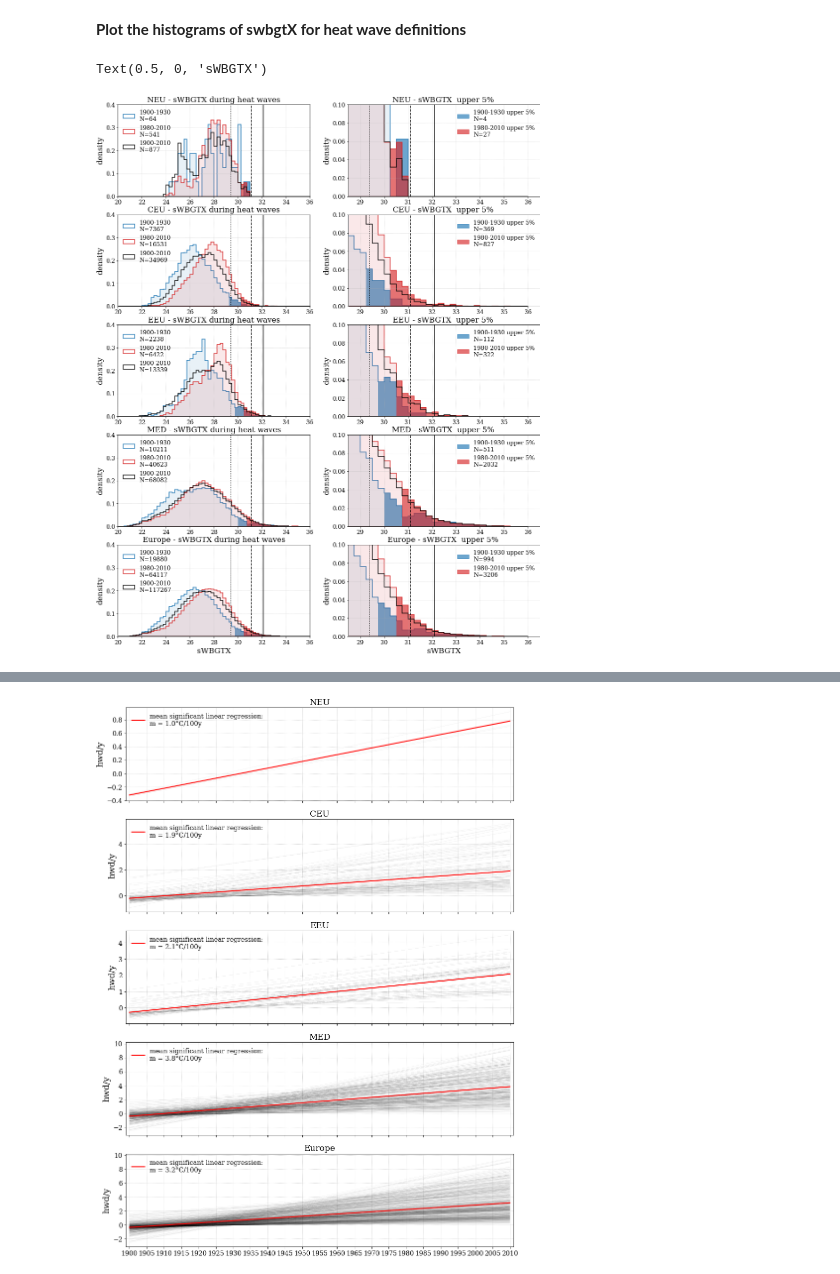
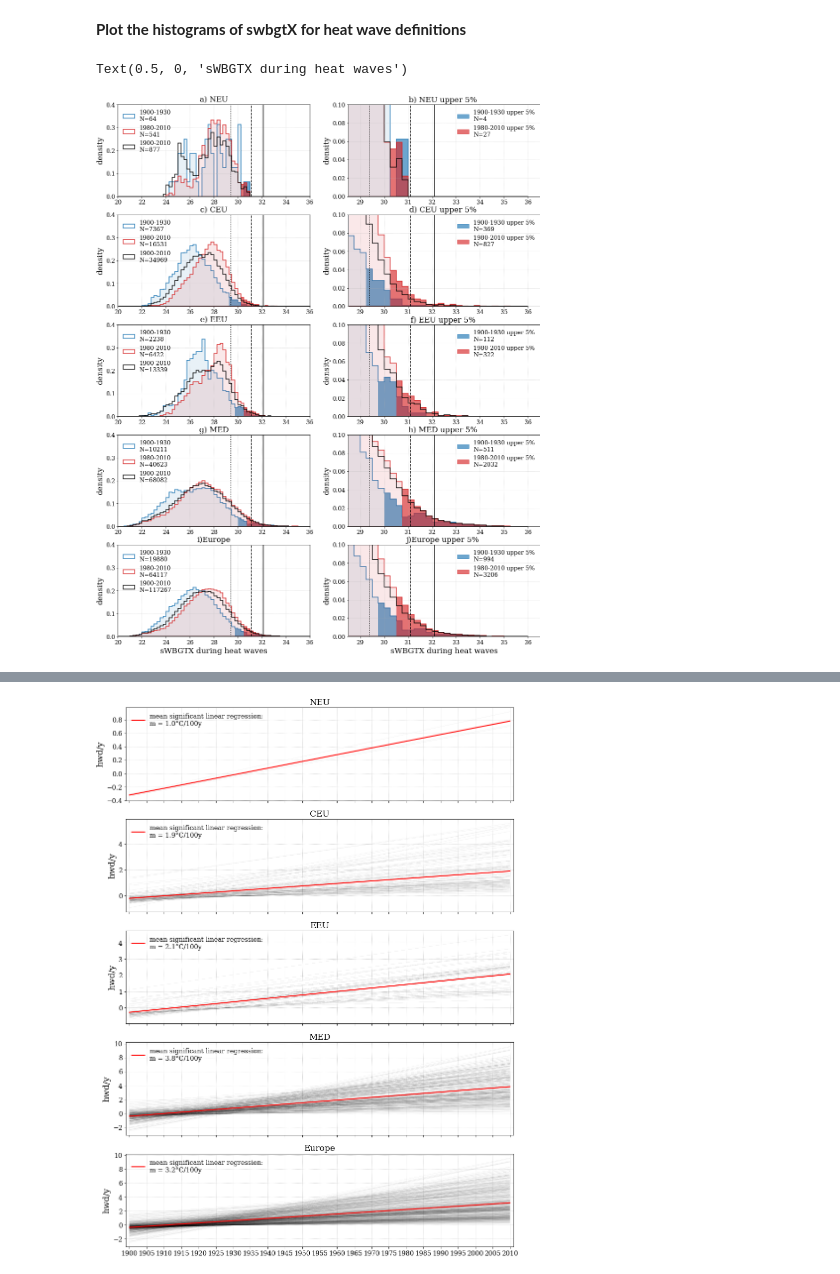
Before and after one commit to nilsnevertree/Trends-in-Heat-Stress-over-Europe, a Jupyter notebook: Scripts/heat_wave_trend.ipynb, the cells around one changed output, grey strips where cells are left out. Saved outputs shown, nothing was run; the diff lists cells and outputs as text; code cells hidden in the pictures.

Commit message:
mod. hist titles a,b,c,d,e

```diff
--- a/Scripts/heat_wave_trend.ipynb
+++ b/Scripts/heat_wave_trend.ipynb
@@ -61,6 +61,9 @@ trendfolder = plotfolder + "Trends/"
 #                 }
 
 plt.rcParams.update(plotfunc.rcParams_area)
+
+subfigure_label = ['a) ','b) ','c) ','d) ','e) ','f) ','g) ','h) ', 'i)', 'j)']
+idx_subfigure_label = 0
 # %%
 data= xr.open_dataset(datafolder + '/New2_europe_full_daymax_masks_population_1900-01-01_2010-12-31.nc')
 
@@ -76,14 +79,14 @@ array(143670)
 **Plot the histograms of swbgtX for heat wave definitions**
 # %%
 # ================== HISTOGRAMMS =================
-
+idx_subfigure_label = 0
 regions = [('NEU', 16), ('CEU', 17) , ('EEU' , 18), ('MED' , 19), ("Europe", None)]
 
 
 color = "tab:red"
 header = 'mean temperature during heatwave'
 ylabel = 'density'
-xlabel = 'sWBGTX'
+xlabel = 'sWBGTX during heat waves'
 variable = "swbgt"
 variable_long = "sWBGTX"
 binwidth = 0.25
@@ -178,38 +181,39 @@ for region in regions:
     patches.append(mpatches.Patch(color='tab:red', alpha = 0.65, label=last_res[-1]))
     lgd = ax1.legend(handles=patches, loc = 'upper right')
 #     ax1.legend()
 
     ylim = list(ax1.get_xlim())
     ylim[0] = int(min([first_res[0], last_res[1]])) - 0.5
     ax1.set_xlim(ylim)
     ax1.set_ylim([0,0.10])
     ax0.set_ylim([0,0.4])
     ax0.set_xlim(20,36)
     ax1.set_xlim(28.5,36.5)
-    ax0.set_title(region[0] + ' - ' + variable_long + ' during heat waves')
-
-    ax1.set_title(region[0] + ' - ' + variable_long + '  upper 5% ')
+    ax0.set_title(subfigure_label[idx_subfigure_label] + region[0])
+    idx_subfigure_label += 1
+    ax1.set_title(subfigure_label[idx_subfigure_label] + region[0] + ' upper 5% ')
+    idx_subfigure_label += 1
 #     both_variables(ax = ax1, data = data.swbgt.where(mask_russo))
 
 #     both_variables(ax = ax2, data = hwmid.where(mask_dwd))
 #     both_variables(ax = ax3, data = hwmid.where(mask_russo))
 
     for axs in [ax0,ax1]:
         axs.set_ylabel('density')
 #         axs.set_xlabel('sWBGT')
         axs.grid()
         axs.axvline(29.4, color = 'k', linewidth = 1.5, linestyle = ':')
         axs.axvline(31.1, color = 'k', linewidth = 1.5, linestyle = '--')
         axs.axvline(32.1, color = 'k', linewidth = 1.5, linestyle = '-')
 
 
     idx += 1
 
 ax0.set_xlabel(xlabel)
 ax1.set_xlabel(xlabel)
 # %% [output]
-Text(0.5, 0, 'sWBGTX')
+Text(0.5, 0, 'sWBGTX during heat waves')
-[figure, old version]
+[figure, new version]
 # %%
 fig.savefig(trendfolder + 'histograms_' + variable_long + '_density_ydrunpctl_98_referenceperiod.png')
 # %%
```
Also changed, not shown: parts of 2 cells of this notebook, 2 other files.
